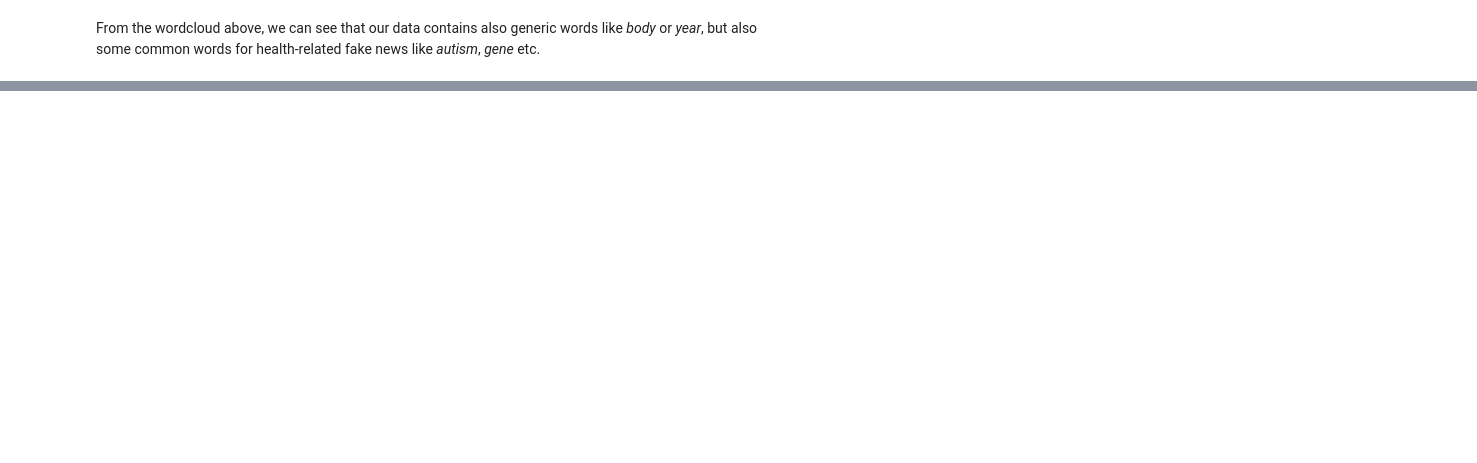
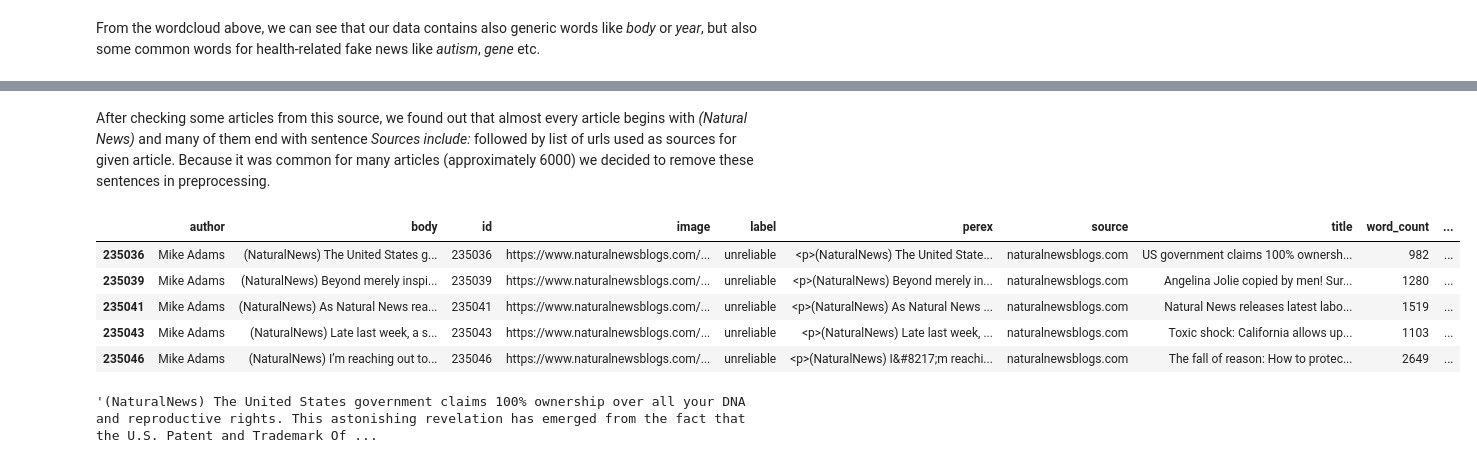
Before and after one commit to pmacinec/ns-project, a Jupyter notebook: notebooks/data_analysis.ipynb, the cells around one changed output, grey strips where cells are left out. Saved outputs shown, nothing was run; the diff lists cells and outputs as text; code cells hidden in the pictures; blank space fills up the shorter version.

```diff
--- a/notebooks/data_analysis.ipynb
+++ b/notebooks/data_analysis.ipynb
@@ -402,0 +431,15 @@ From the wordcloud above, we can see that our data contains also generic words l
+# %% [markdown]
+After checking some articles from this source, we found out that almost every article begins with *(Natural News)* and many of them end with sentence *Sources include:* followed by list of urls used as sources for given article. Because it was common for many articles (approximately 6000) we decided to remove these sentences in preprocessing.
+# %%
+df[df['source'] == 'naturalnewsblogs.com'].head()
+# %% [output]
+|  | author | body | id | image | label | perex | source | title | word_count | ... |
+| 235036 | Mike Adams | (NaturalNews) The United States g... | 235036 | https://www.naturalnewsblogs.com/... | unreliable | <p>(NaturalNews) The United State... | naturalnewsblogs.com | US government claims 100% ownersh... | 982 | ... |
+| 235039 | Mike Adams | (NaturalNews) Beyond merely inspi... | 235039 | https://www.naturalnewsblogs.com/... | unreliable | <p>(NaturalNews) Beyond merely in... | naturalnewsblogs.com | Angelina Jolie copied by men! Sur... | 1280 | ... |
+| 235041 | Mike Adams | (NaturalNews) As Natural News rea... | 235041 | https://www.naturalnewsblogs.com/... | unreliable | <p>(NaturalNews) As Natural News ... | naturalnewsblogs.com | Natural News releases latest labo... | 1519 | ... |
+| 235043 | Mike Adams | (NaturalNews) Late last week, a s... | 235043 | https://www.naturalnewsblogs.com/... | unreliable | <p>(NaturalNews) Late last week, ... | naturalnewsblogs.com | Toxic shock: California allows up... | 1103 | ... |
+| 235046 | Mike Adams | (NaturalNews) I’m reaching out to... | 235046 | https://www.naturalnewsblogs.com/... | unreliable | <p>(NaturalNews) I&#8217;m reachi... | naturalnewsblogs.com | The fall of reason: How to protec... | 2649 | ... |
+# %%
+df.loc[235036].body[:500]
+# %% [output]
+'(NaturalNews) The United States government claims 100% ownership over all your DNA and reproductive rights. This astonishing revelation has emerged from the fact that the U.S. Patent and Trademark Of ...
```
Also changed, not shown: parts of 20 cells of this notebook, 1 other file.
